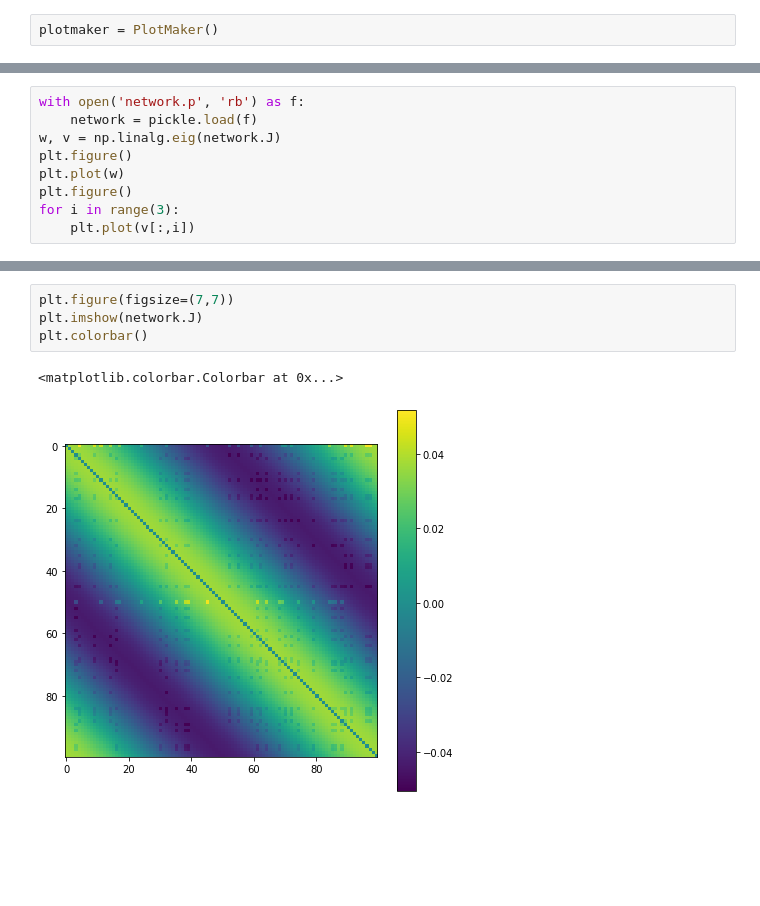
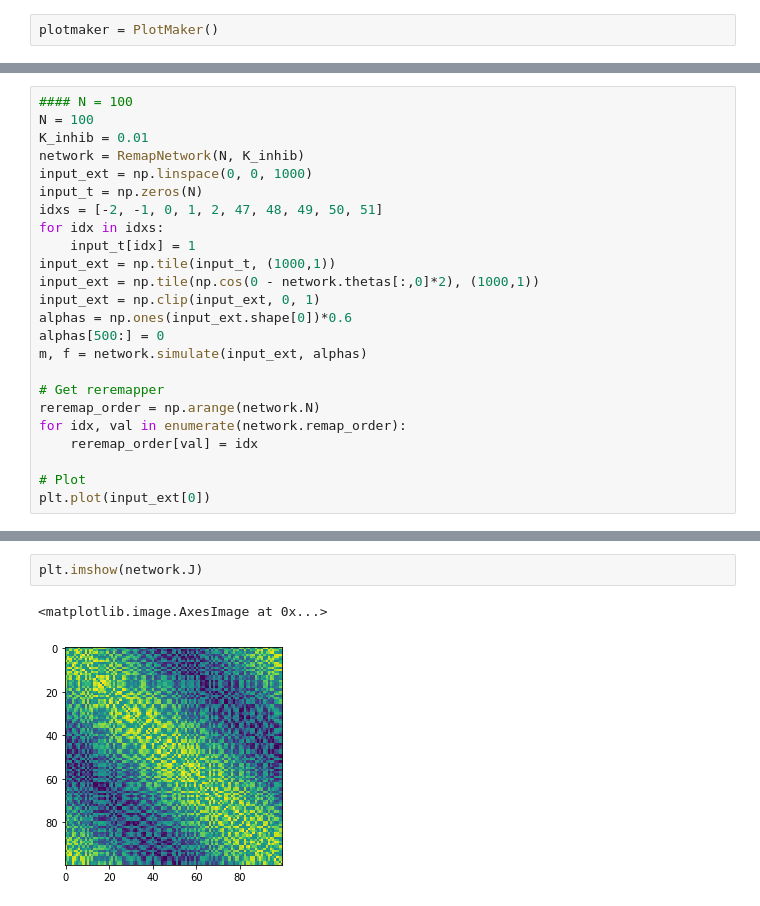
Before and after one commit to chingf/hf-memory-model, a Jupyter notebook: 01-17-run-network.ipynb, the cells around one changed output, grey strips where cells are left out. Saved outputs shown, nothing was run; the diff lists cells and outputs as text; blank space fills up the shorter version.

Commit message:
Add vanilla remap network

```diff
--- a/01-17-run-network.ipynb
+++ b/01-17-run-network.ipynb
@@ -31,0 +19,24 @@ m, f, dmdt = network.simulate(input_ext, input_c, alphas)
+# %%
+#### N = 100
+N = 100
+K_inhib = 0.01
+network = RemapNetwork(N, K_inhib)
+input_ext = np.linspace(0, 0, 1000)
+input_t = np.zeros(N)
+idxs = [-2, -1, 0, 1, 2, 47, 48, 49, 50, 51]
+for idx in idxs:
+    input_t[idx] = 1
+input_ext = np.tile(input_t, (1000,1))
+input_ext = np.tile(np.cos(0 - network.thetas[:,0]*2), (1000,1))
+input_ext = np.clip(input_ext, 0, 1)
+alphas = np.ones(input_ext.shape[0])*0.6
+alphas[500:] = 0
+m, f = network.simulate(input_ext, alphas)
+
+# Get reremapper
+reremap_order = np.arange(network.N)
+for idx, val in enumerate(network.remap_order):
+    reremap_order[val] = idx
+
+# Plot
+plt.plot(input_ext[0])
@@ -61,9 +66,0 @@ origJ = network.J
-# %%
-with open('network.p', 'rb') as f:
-    network = pickle.load(f)
-w, v = np.linalg.eig(network.J)
-plt.figure()
-plt.plot(w)
-plt.figure()
-for i in range(3):
-    plt.plot(v[:,i])
@@ -115,7 +72,5 @@ plt.plot(inhib)
 # %%
-plt.figure(figsize=(7,7))
 plt.imshow(network.J)
-plt.colorbar()
 # %% [output]
-<matplotlib.colorbar.Colorbar at 0x...>
+<matplotlib.image.AxesImage at 0x...>
-[figure, old version]
+[figure, new version]
```
Also changed, not shown: parts of 13 cells of this notebook, 1 other file.
